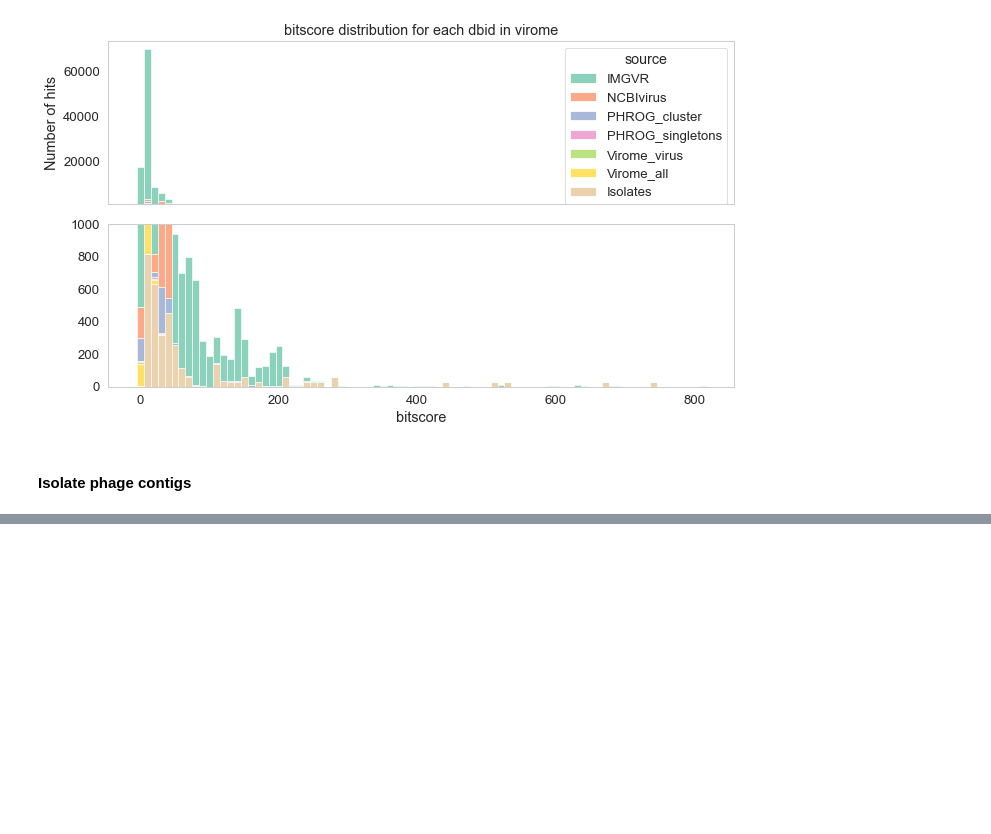
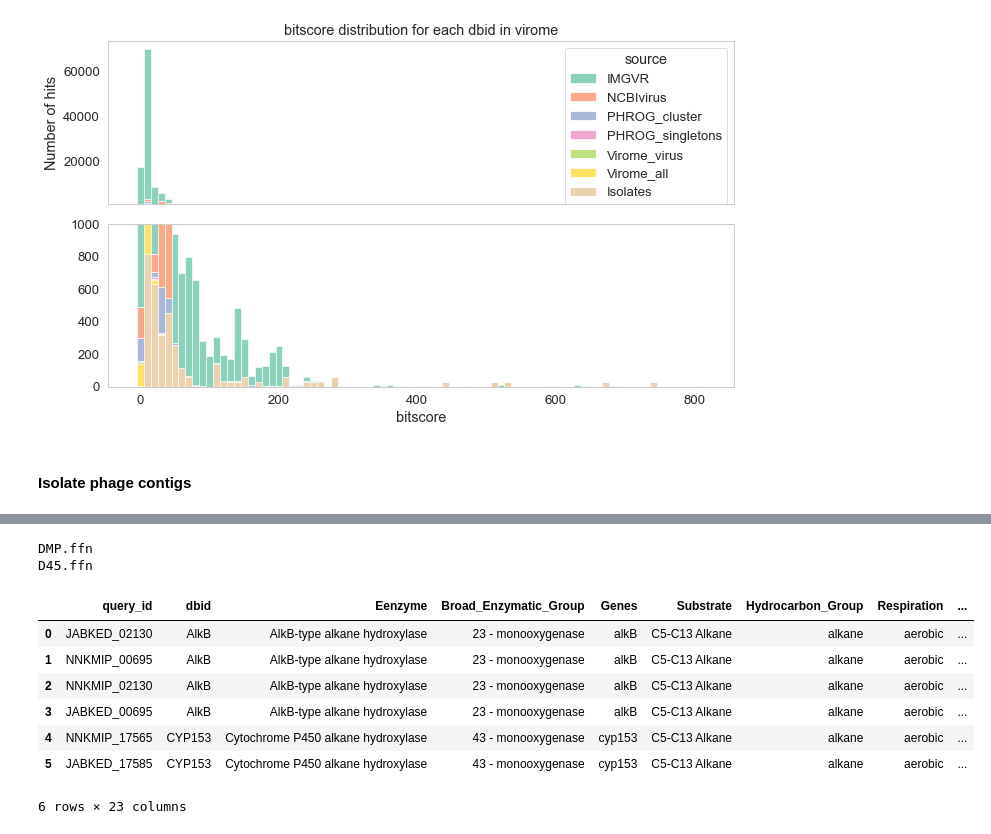
Before and after one commit to rujinlong/p0062-vHyDeg, a Jupyter notebook: script/canthyd.ipynb, the cells around one changed output, grey strips where cells are left out. Cells and saved outputs as stored; diff of their text form; code cells hidden in the pictures; blank space fills up the shorter version.

```diff
--- a/script/canthyd.ipynb
+++ b/script/canthyd.ipynb
@@ -114 +227,38 @@ df_contig_ids
 86 rows × 1 columns
+# %%
+from Bio import SeqIO
+from Bio.SeqUtils import GC
+
+# GC content
+wd = "/Users/allen/github/rujinlong/phydgene/hpc/00_isobac"
+
+gc_contents = []
+for fin in os.listdir(wd):
+    if fin.endswith(".ffn"):
+        print(fin)
+        recs = list(SeqIO.parse(os.path.join(wd, fin), "fasta"))
+        gc_contents += [[x.id, round(GC(x.seq), 2), len(x)] for x in recs]
+
+df_gc = pd.DataFrame(gc_contents, columns=['query_id', 'gc_percent', 'gene_length'])
+# %% [output]
+DMP.ffn
+D45.ffn
+# %%
+query_ids = set(d_dfs["isobac"]["good"]['query_id'].tolist())
+df_bac = pd.DataFrame([x for x in query_ids if not x.startswith('D')], columns=['query_id'])
+
+tbl = df_bac.merge(df_all, on='query_id', how='left')
+# tbl trusted_hit is True
+tbl = tbl[tbl['trusted_hit'] == True]
+tbl = tbl.merge(df_gc, on='query_id', how='left')
+# %%
+tbl
+# %% [output]
+|  | query_id | dbid | Eenzyme | Broad_Enzymatic_Group | Genes | Substrate | Hydrocarbon_Group | Respiration | ... |
+| 0 | JABKED_02130 | AlkB | AlkB-type alkane hydroxylase | 23 - monooxygenase | alkB | C5-C13 Alkane | alkane | aerobic | ... |
+| 1 | NNKMIP_00695 | AlkB | AlkB-type alkane hydroxylase | 23 - monooxygenase | alkB | C5-C13 Alkane | alkane | aerobic | ... |
+| 2 | NNKMIP_02130 | AlkB | AlkB-type alkane hydroxylase | 23 - monooxygenase | alkB | C5-C13 Alkane | alkane | aerobic | ... |
+| 3 | JABKED_00695 | AlkB | AlkB-type alkane hydroxylase | 23 - monooxygenase | alkB | C5-C13 Alkane | alkane | aerobic | ... |
+| 4 | NNKMIP_17565 | CYP153 | Cytochrome P450 alkane hydroxylase | 43 - monooxygenase | cyp153 | C5-C13 Alkane | alkane | aerobic | ... |
+| 5 | JABKED_17585 | CYP153 | Cytochrome P450 alkane hydroxylase | 43 - monooxygenase | cyp153 | C5-C13 Alkane | alkane | aerobic | ... |
+6 rows × 23 columns
```
Also changed, not shown: parts of 21 cells of this notebook, 6 other files.
